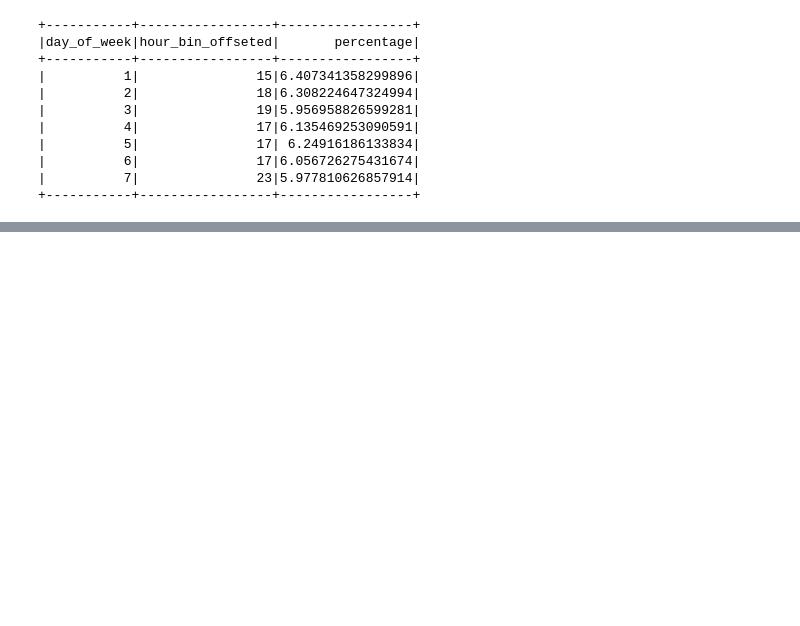
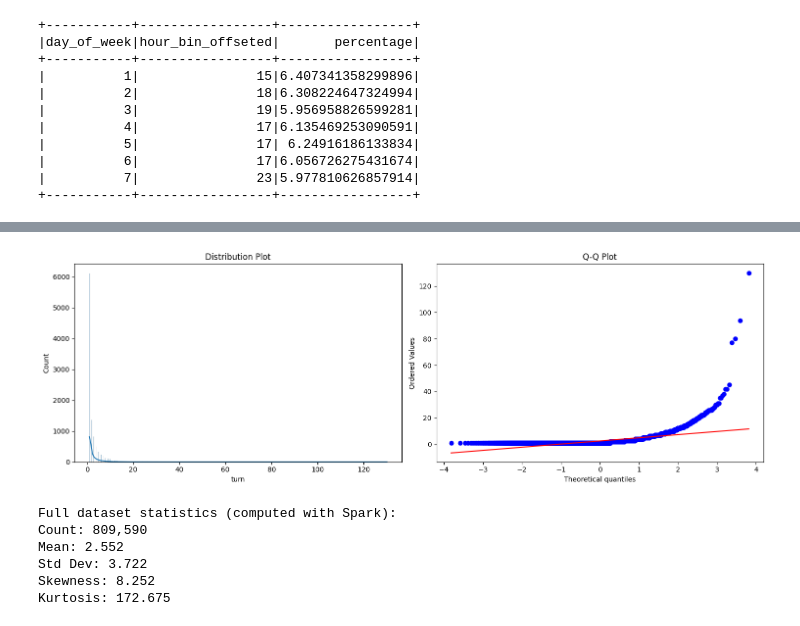
Before and after one commit to nlgkhoi/mbd-project-ut, a Jupyter notebook: khoi/notebook.ipynb, the cells around one changed output, grey strips where cells are left out. Drawn from its saved outputs; the diff is of its cells as text; code cells hidden in the pictures; blank space fills up the shorter version.

```diff
--- a/khoi/notebook.ipynb
+++ b/khoi/notebook.ipynb
@@ -1137,0 +1612,26 @@ day_hour_counts.join(tmp, ["day_of_week", "count"]).select("day_of_week", "hour_
+# %%
+# Create a column to assign device type based on user-agent (desktop vs mobile)
+from pyspark.sql.functions import when
+
+# Create a column to assign device type based on user-agent (desktop vs mobile)
+wildchat_df = wildchat_df.withColumn(
+	"device_type",
+	when(
+		F.lower(F.col("header.user-agent")).like("%mobile%"),
+		"mobile"
+	).otherwise("desktop")
+)
+
+# Calculate average turn per conversation for each device type
+avg_turns = wildchat_df.groupBy("device_type").agg(F.avg("turn").alias("avg_turns"))
+
+# Calculate std of turn per conversation for each device type
+std_turns = wildchat_df.groupBy("device_type").agg(F.stddev("turn").alias("std_turns"))
+
+# Calculate average turn per conversation for the whole dataset
+avg_turns_all = wildchat_df.agg(F.avg("turn")).collect()[0][0]
+
+# Calculate total number of conversations per device type and percentage
+total_conversations = wildchat_df.count()
+device_counts = wildchat_df.groupBy("device_type").count()
+device_counts = device_counts.withColumn("percentage", (F.col("count") / total_conversations) * 100)
@@ -1137,0 +1725,12 @@ day_hour_counts.join(tmp, ["day_of_week", "count"]).select("day_of_week", "hour_
+# %%
+check_normality_visual(wildchat_df.filter(F.col("device_type") == "desktop"), "turn")
+
+get_spark_stats(wildchat_df.filter(F.col("device_type") == "desktop"), "turn")
+# %% [output]
+[figure, added]
+Full dataset statistics (computed with Spark):
+Count: 809,590
+Mean: 2.552
+Std Dev: 3.722
+Skewness: 8.252
+Kurtosis: 172.675
```
Also changed, not shown: parts of 60 cells of this notebook, 6 other files.
